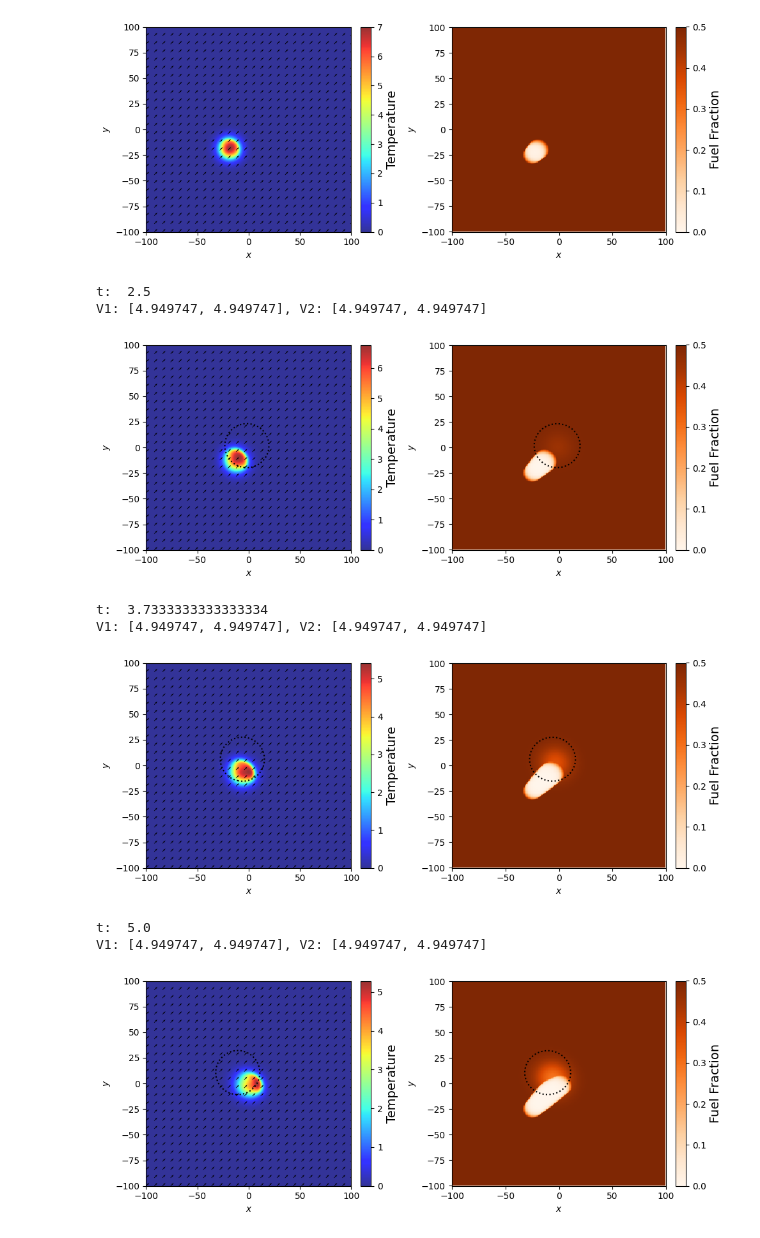
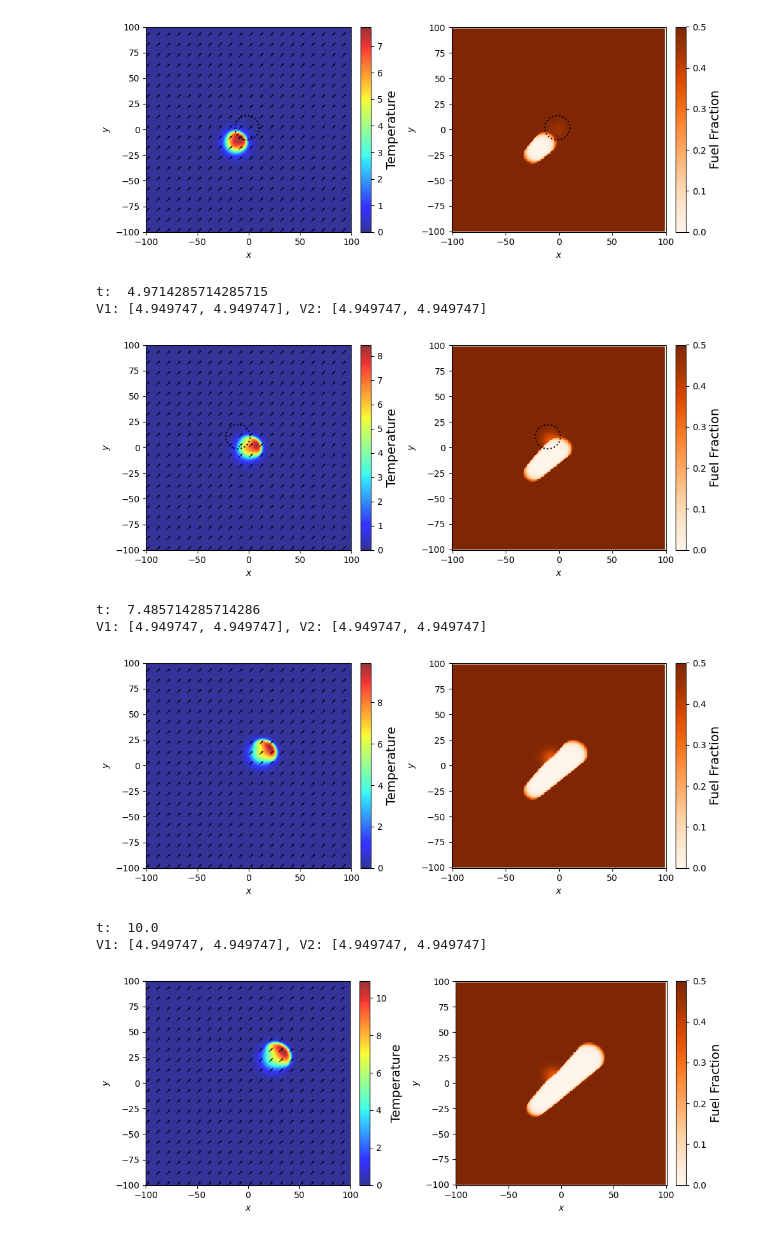
Before and after one commit to pkrish11/Wildfire-PDE-Constrained-Optimization, a Jupyter notebook: testing_adjoint.ipynb, the cells around one changed output. Saved outputs shown, nothing was run; the diff lists cells and outputs as text; code cells hidden in the pictures.

```diff
--- a/testing_adjoint.ipynb
+++ b/testing_adjoint.ipynb
@@ -20,19 +23,19 @@ alp = 1e-3
 q = 1
 x_min, x_max = -100, 100
 y_min, y_max = -100, 100
-t_min, t_max = 0, 5
+t_min, t_max = 0, 10
 
 # Numerical #
 # Space
 space_method = 'FD'
-Nx = 252
-Ny = 252
+Nx = 200
+Ny = 200
 acc = 2
 sparse = False
 
 # Time
-time_method = 'Euler'
-Nt = 150
+time_method = 'RK4'
+Nt = 175
 last = False
 
 # Initial conditions
@@ -90,8 +93,8 @@ control_vars = np.asarray([drop_1])   #, drop_2])
 # CONTROL PARAMETERS
 control_params = {
     'v':5,
-    'sigma_x':10,
-    'sigma_y':10,
+    'sigma_x':5.5,
+    'sigma_y':5.5,
     'T':3,
     'k': 0.5,
     'delta': 0.2,
@@ -117,14 +120,14 @@ t:  1.2333333333333334
 V1: [4.949747, 4.949747], V2: [4.949747, 4.949747]
-[figure, old version]
+[figure, new version]
-t:  2.5
+t:  4.9714285714285715
 V1: [4.949747, 4.949747], V2: [4.949747, 4.949747]
-[figure, old version]
+[figure, new version]
-t:  3.7333333333333334
+t:  7.485714285714286
 V1: [4.949747, 4.949747], V2: [4.949747, 4.949747]
-[figure, old version]
+[figure, new version]
-t:  5.0
+t:  10.0
 V1: [4.949747, 4.949747], V2: [4.949747, 4.949747]
-[figure, old version]
+[figure, new version]
 # %%
 # Prepare for Adjoint computation -> check shapes of U and B and determine terminal conditions for rho_u and rho_beta
 
```
Also changed, not shown: parts of 6 cells of this notebook, 14 other files.
